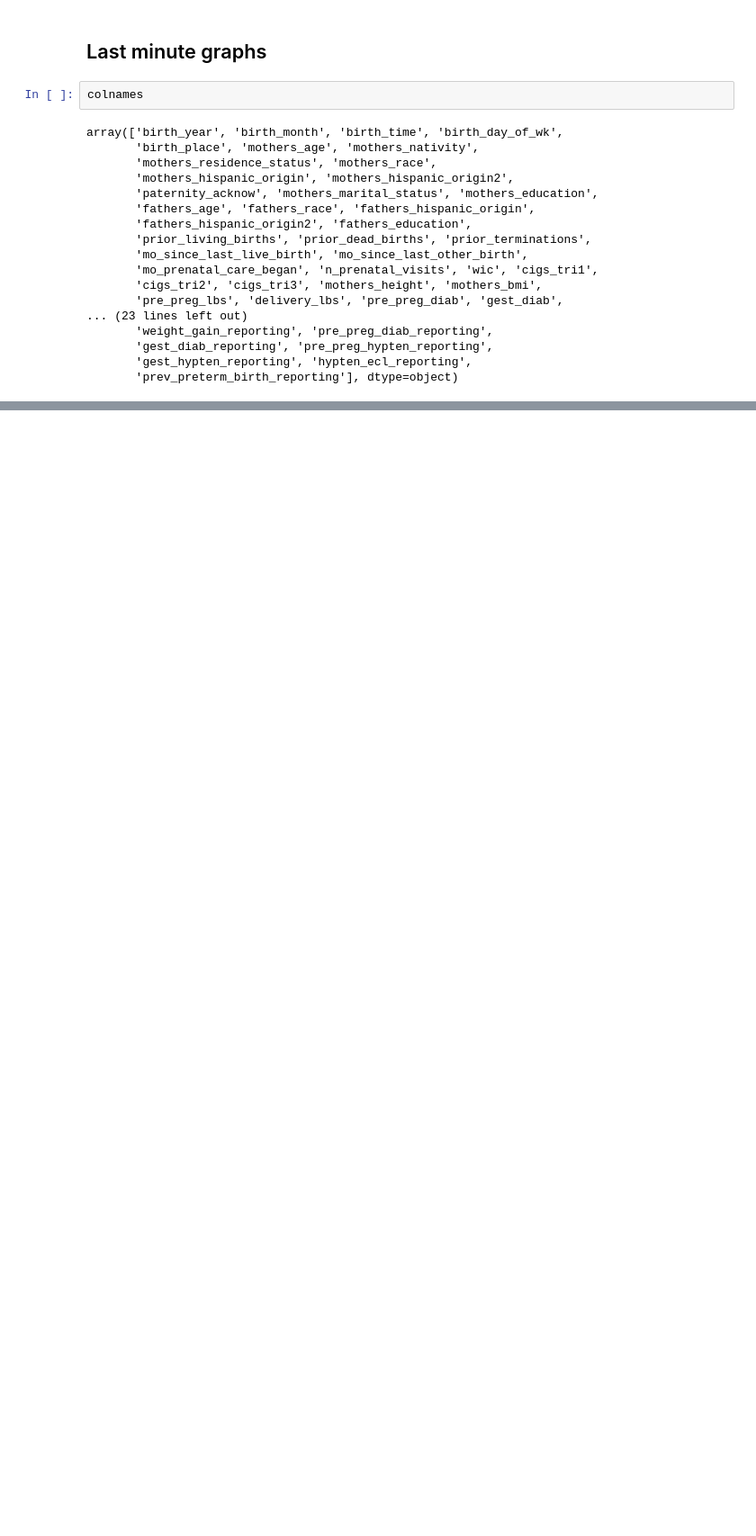
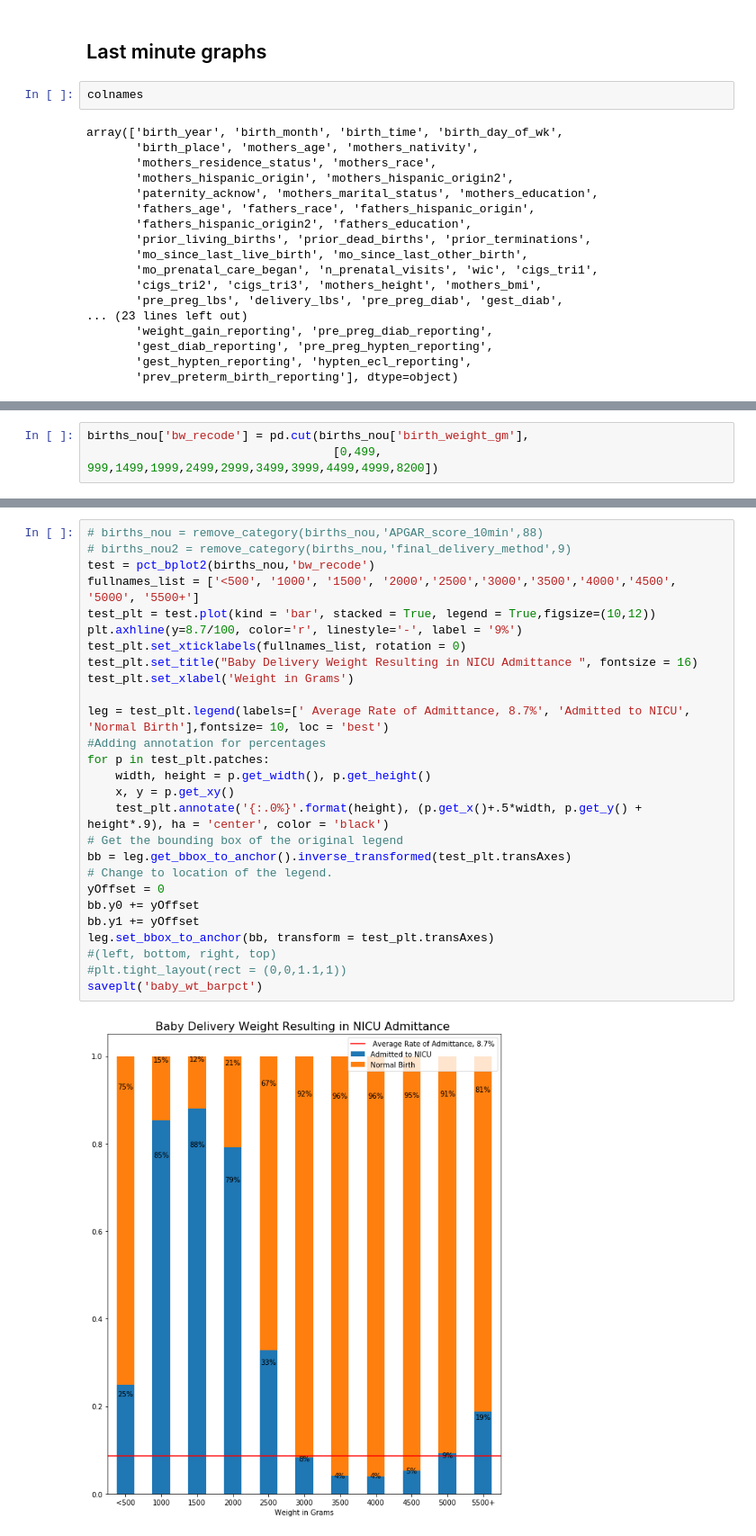
Before and after one commit to mkwasnica/CDC_capstone, a Jupyter notebook: notebooks/MK_Visualization.ipynb, the cells around one changed output, grey strips where cells are left out. Shown: that part at 90% size. Cells and saved outputs as stored; diff of their text form; blank space fills up the shorter version.

```diff
--- a/notebooks/MK_Visualization.ipynb
+++ b/notebooks/MK_Visualization.ipynb
@@ -805,0 +823,3 @@ saveplt('infant_delivery_risks_barpct')
+# %%
+births_nou['bw_recode'] = pd.cut(births_nou['birth_weight_gm'],
+                                   [0,499, 999,1499,1999,2499,2999,3499,3999,4499,4999,8200])
@@ -805,0 +831,29 @@ saveplt('infant_delivery_risks_barpct')
+# %%
+# births_nou = remove_category(births_nou,'APGAR_score_10min',88)
+# births_nou2 = remove_category(births_nou,'final_delivery_method',9)
+test = pct_bplot2(births_nou,'bw_recode')
+fullnames_list = ['<500', '1000', '1500', '2000','2500','3000','3500','4000','4500', '5000', '5500+']
+test_plt = test.plot(kind = 'bar', stacked = True, legend = True,figsize=(10,12))
+plt.axhline(y=8.7/100, color='r', linestyle='-', label = '9%')
+test_plt.set_xticklabels(fullnames_list, rotation = 0)
+test_plt.set_title("Baby Delivery Weight Resulting in NICU Admittance ", fontsize = 16)
+test_plt.set_xlabel('Weight in Grams')
+
+leg = test_plt.legend(labels=[' Average Rate of Admittance, 8.7%', 'Admitted to NICU', 'Normal Birth'],fontsize= 10, loc = 'best')
+#Adding annotation for percentages
+for p in test_plt.patches:
+    width, height = p.get_width(), p.get_height()
+    x, y = p.get_xy()
+    test_plt.annotate('{:.0%}'.format(height), (p.get_x()+.5*width, p.get_y() + height*.9), ha = 'center', color = 'black')
+# Get the bounding box of the original legend
+bb = leg.get_bbox_to_anchor().inverse_transformed(test_plt.transAxes)
+# Change to location of the legend.
+yOffset = 0
+bb.y0 += yOffset
+bb.y1 += yOffset
+leg.set_bbox_to_anchor(bb, transform = test_plt.transAxes)
+#(left, bottom, right, top)
+#plt.tight_layout(rect = (0,0,1.1,1))
+saveplt('baby_wt_barpct')
+# %% [output]
+[figure, added]
```
Also changed, not shown: parts of 5 cells of this notebook, 2 other files.
